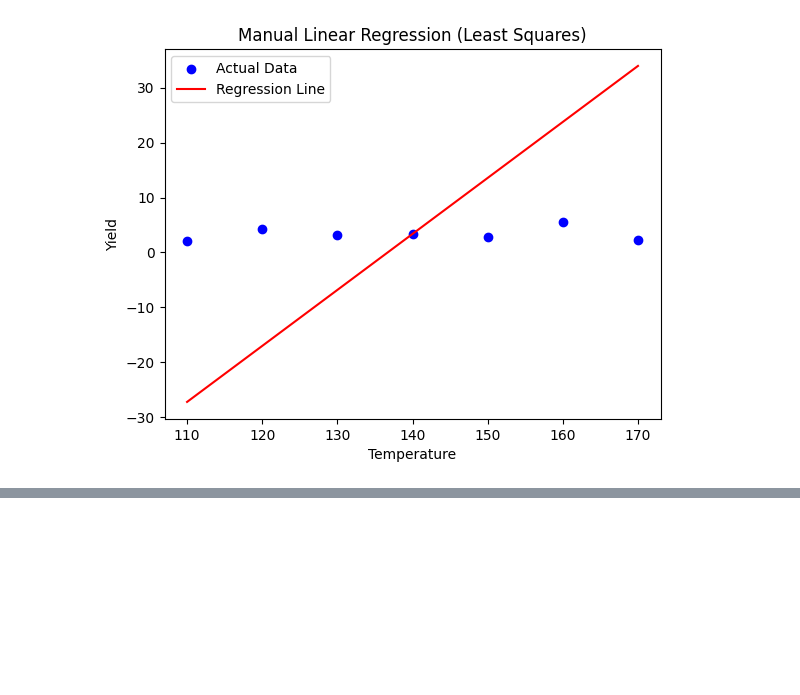
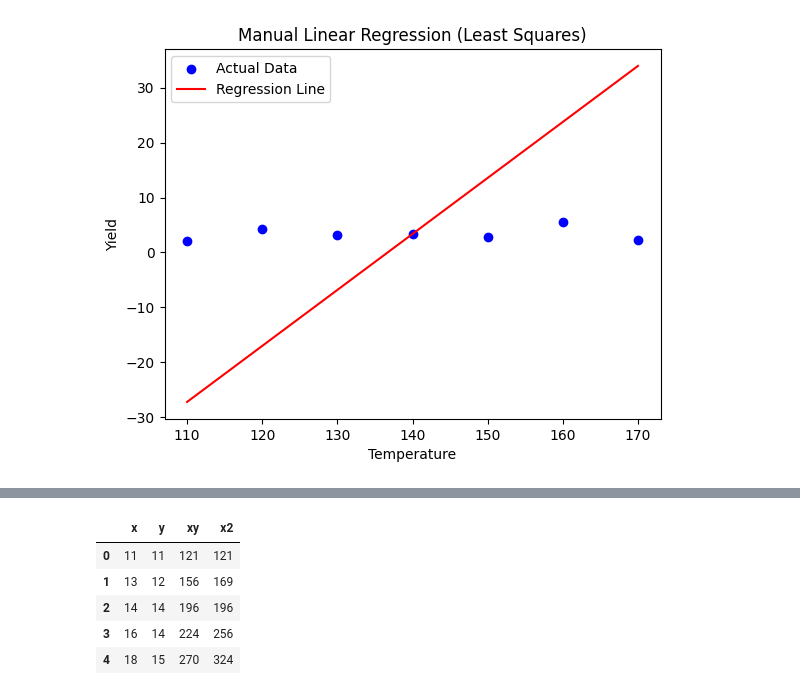
Before and after one commit to Storm00212/Data-manipulation-using-python, a Jupyter notebook: Regression.ipynb, the cells around one changed output, grey strips where cells are left out. Drawn from its saved outputs; the diff is of its cells as text; code cells hidden in the pictures; blank space fills up the shorter version.

```diff
--- a/Regression.ipynb
+++ b/Regression.ipynb
@@ -73,3 +73,11 @@ plt.legend()
 plt.show()
 # %% [output]
 [figure]
+# %%
+# Using the example given in class.
+
+x = [11, 13, 14, 16, 18, 19, 21, 24]
+y = [11, 12, 14, 14, 15, 17, 18, 19]
+
+df3= pd.DataFrame({'x': x, 'y': y})
+df3.head()
@@ -75,0 +91,14 @@ plt.show()
+# %%
+xy = df3['x']*df3['y']
+x2 = df3['x']**2
+
+df3['xy'] = xy
+df3['x2'] = x2
+df3.head()
+# %% [output]
+|  | x | y | xy | x2 |
+| 0 | 11 | 11 | 121 | 121 |
+| 1 | 13 | 12 | 156 | 169 |
+| 2 | 14 | 14 | 196 | 196 |
+| 3 | 16 | 14 | 224 | 256 |
+| 4 | 18 | 15 | 270 | 324 |
```
Also changed, not shown: parts of 3 cells of this notebook.
